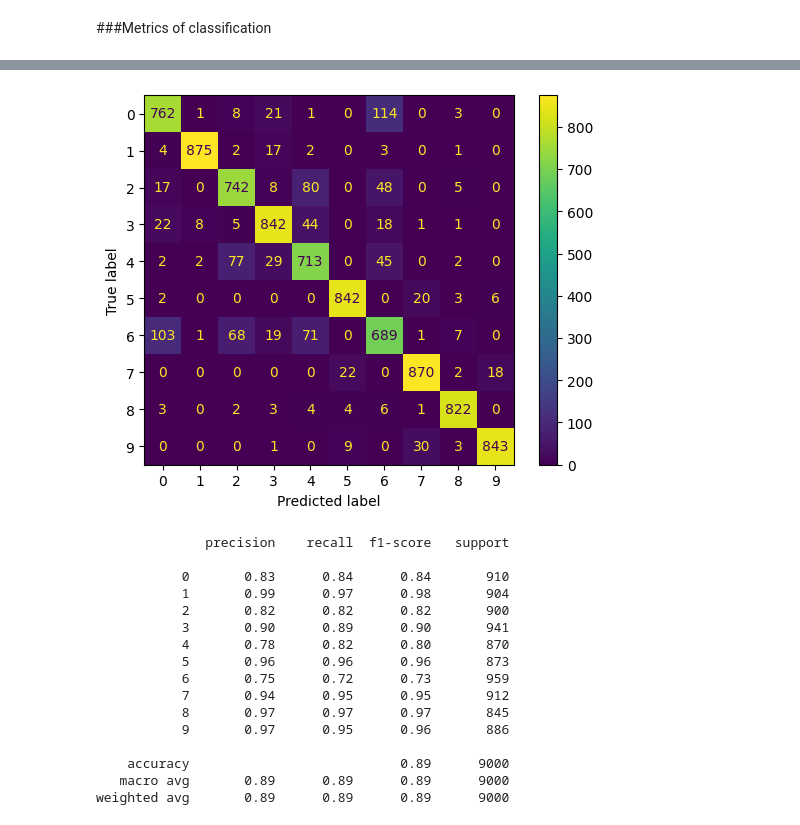
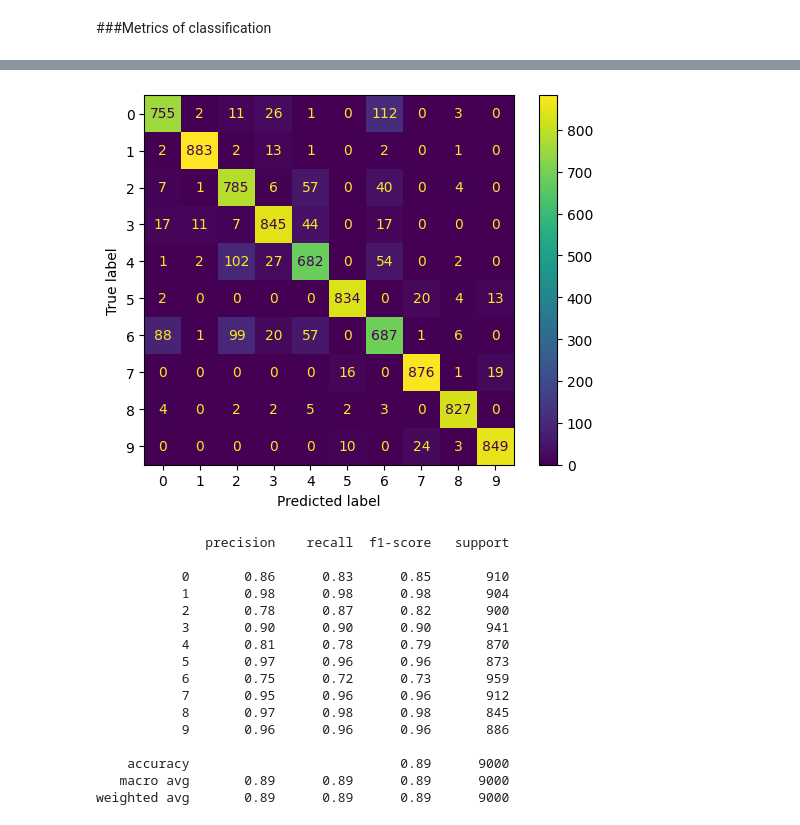
Before and after one commit to vishrav06/IEEE_CS_Task, a Jupyter notebook: Fashion_Items_Classification.ipynb, the cells around one changed output, grey strips where cells are left out. Cells and saved outputs as stored; diff of their text form; code cells hidden in the pictures.

```diff
--- a/Fashion_Items_Classification.ipynb
+++ b/Fashion_Items_Classification.ipynb
@@ -354,7 +354,7 @@ history.tail()
 ###Metrics of classification
 # %%
 from sklearn.metrics import accuracy_score, confusion_matrix, ConfusionMatrixDisplay, classification_report
-y_pred = model2.predict(x_test)
+y_pred = model.predict(x_test)
 y_pred = np.argmax(y_pred, axis=1)
 print(accuracy_score(y_test, y_pred))
 cm = confusion_matrix(y_test, y_pred)
@@ -368,16 +368,16 @@ print(classification_report(y_test, y_pred))
-[figure, old version]
+[figure, new version]
               precision    recall  f1-score   support
 
-           0       0.83      0.84      0.84       910
-           1       0.99      0.97      0.98       904
-           2       0.82      0.82      0.82       900
-           3       0.90      0.89      0.90       941
-           4       0.78      0.82      0.80       870
-           5       0.96      0.96      0.96       873
+           0       0.86      0.83      0.85       910
+           1       0.98      0.98      0.98       904
+           2       0.78      0.87      0.82       900
+           3       0.90      0.90      0.90       941
+           4       0.81      0.78      0.79       870
+           5       0.97      0.96      0.96       873
            6       0.75      0.72      0.73       959
-           7       0.94      0.95      0.95       912
-           8       0.97      0.97      0.97       845
-           9       0.97      0.95      0.96       886
+           7       0.95      0.96      0.96       912
+           8       0.97      0.98      0.98       845
+           9       0.96      0.96      0.96       886
 
     accuracy                           0.89      9000
    macro avg       0.89      0.89      0.89      9000
```
Also changed, not shown: parts of 8 cells of this notebook.
